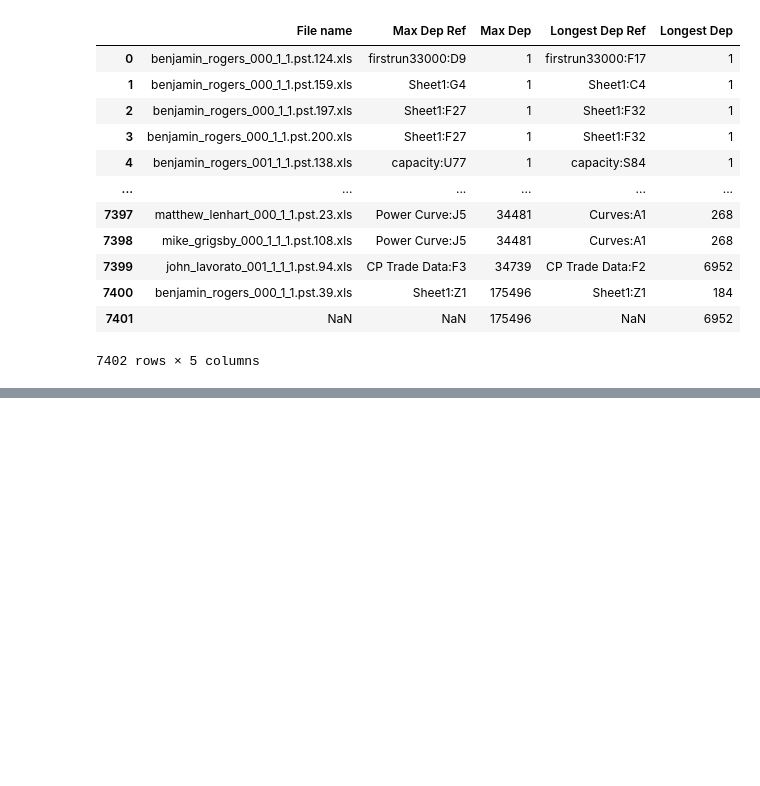
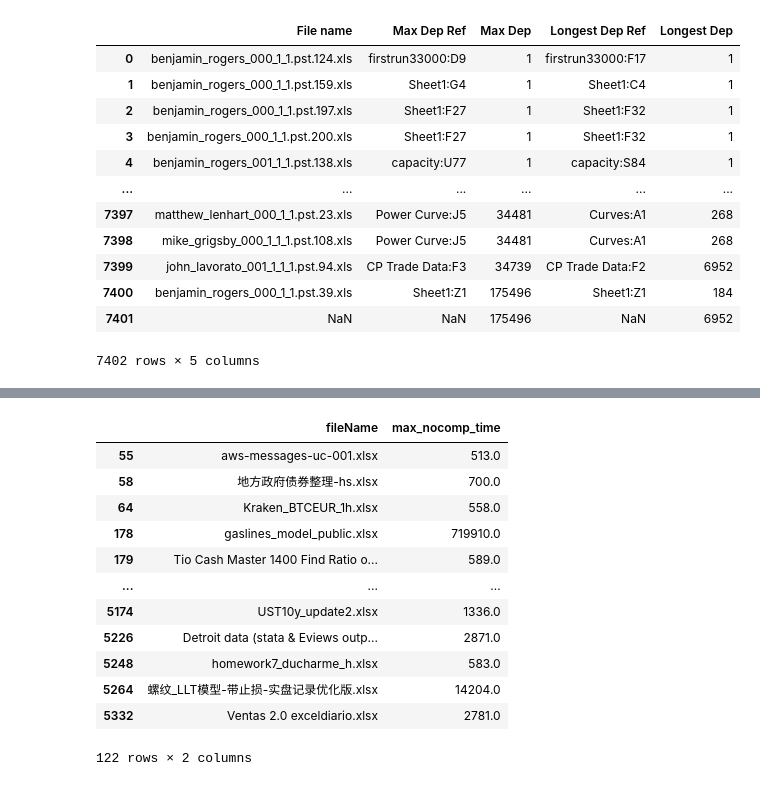
Before and after one commit to dataspread/SpreadsheetAnalyzer, a Jupyter notebook: dataframe_merge.ipynb, the cells around one changed output, grey strips where cells are left out. Drawn from its saved outputs; the diff is of its cells as text; code cells hidden in the pictures; blank space fills up the shorter version.

```diff
--- a/dataframe_merge.ipynb
+++ b/dataframe_merge.ipynb
@@ -133,0 +192,17 @@ df_enron_dep_ref
+# %%
+threshold=500
+df_github_merged[df_github_merged["max_nocomp_time"] > threshold][["fileName", "max_nocomp_time"]]
+# %% [output]
+|  | fileName | max_nocomp_time |
+| 55 | aws-messages-uc-001.xlsx | 513.0 |
+| 58 | 地方政府债券整理-hs.xlsx | 700.0 |
+| 64 | Kraken_BTCEUR_1h.xlsx | 558.0 |
+| 178 | gaslines_model_public.xlsx | 719910.0 |
+| 179 | Tio Cash Master 1400 Find Ratio o... | 589.0 |
+| ... | ... | ... |
+| 5174 | UST10y_update2.xlsx | 1336.0 |
+| 5226 | Detroit data (stata & Eviews outp... | 2871.0 |
+| 5248 | homework7_ducharme_h.xlsx | 583.0 |
+| 5264 | 螺纹_LLT模型-带止损-实盘记录优化版.xlsx | 14204.0 |
+| 5332 | Ventas 2.0 exceldiario.xlsx | 2781.0 |
+122 rows × 2 columns
```
Also changed, not shown: parts of 23 cells of this notebook, 4 other files.
